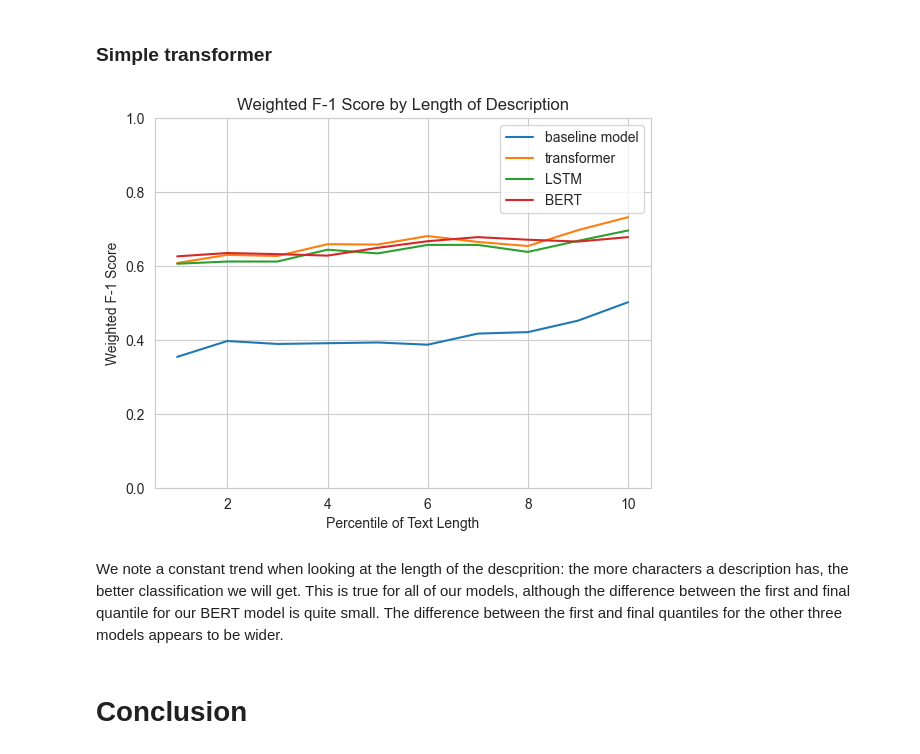
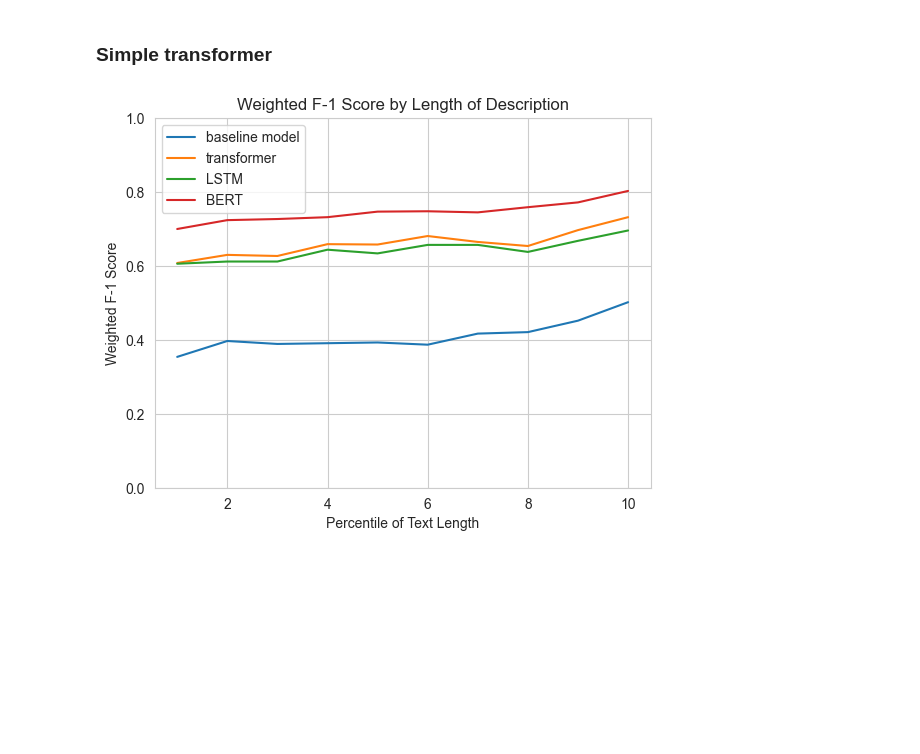
Before and after one commit to dominikwielath/Advanced_NLP_Project, a Jupyter notebook: final-advanced.ipynb, the cells around one changed output. Saved outputs shown, nothing was run; the diff lists cells and outputs as text; code cells hidden in the pictures; blank space fills up the shorter version.

Commit message:
With big Bert

```diff
--- a/final-advanced.ipynb
+++ b/final-advanced.ipynb
@@ -688,7 +703,7 @@ So, with awareness of the potential downsides, we use the wighted F-1 score but
 ## Confusion Matrices
 # %%
 # Load Test DF with all predictions
-df_test = pd.read_csv("C:/Users/nikit/NLP_BERT/Advanced_NLP_Project/test_predictions_with_bert.csv")
+df_test = pd.read_csv("C:/Users/nikit/imtired/Advanced_NLP_Project/Baklazhenko_Conner_Vallmanya_Wielath/test_predictions_with_bert_1.csv")
 df_test_tr = pd.read_csv("C:/Users/nikit/WHATFINAL/Advanced_NLP_Project/test_predictions_trans.csv")
 df_test['transformer_prediction'] = df_test_tr['transformer_prediction']
 cat_mapper = {0:'action', 1:'comedy', 2:'drama', 3:'horror', 4:'sci-fi', 5:'thriller', 6:'western'}
@@ -1010,35 +1023,34 @@ lf17 = round(f1_score(lendf7['genre'], lendf7['transformer_prediction'], average
 lf18 = round(f1_score(lendf8['genre'], lendf8['transformer_prediction'], average="weighted"),3)
 lf19 = round(f1_score(lendf9['genre'], lendf9['transformer_prediction'], average="weighted"),3)
 lf110 = round(f1_score(lendf10['genre'], lendf10['transformer_prediction'], average="weighted"),3)
 trans_f1_by_len = [lf11, lf12, lf13, lf14, lf15, lf16, lf17, lf18, lf19, lf110]
 
 import matplotlib.pyplot as plt
 
 # Sample data
 x = [1, 2, 3, 4, 5, 6, 7, 8, 9, 10]
+y1 = [5, 4, 6, 8, 7]
+y2 = [2, 4, 3, 1, 5]
+y3 = [7, 8, 6, 4, 5]
 
 # Line graphs
 plt.plot(x, base_f1_by_len, label='baseline model')
 plt.plot(x, trans_f1_by_len, label='transformer')
 plt.plot(x, lstm_f1_by_len, label='LSTM')
 plt.plot(x, bert_f1_by_len, label='BERT')
 
 
 # Set chart title and axis labels
 plt.title('Weighted F-1 Score by Length of Description')
 plt.xlabel('Percentile of Text Length')
 plt.ylabel('Weighted F-1 Score')
 plt.ylim(0, 1.0)
 
 # Show legend and grid
 plt.legend()
 plt.grid(True)
 
 # Display the chart
 plt.show()
 # %% [output]
-[figure, old version]
+[figure, new version]
-# %% [markdown]
-We note a constant trend when looking at the length of the descprition: the more characters a description has, the better classification we will get. This is true for all of our models, although the difference between the first and final quantile for our BERT model is quite small. The difference between the first and final quantiles for the other three models appears to be wider.
-# %% [markdown]
-# Conclusion
```
Also changed, not shown: parts of 14 cells of this notebook, 1 other file.
